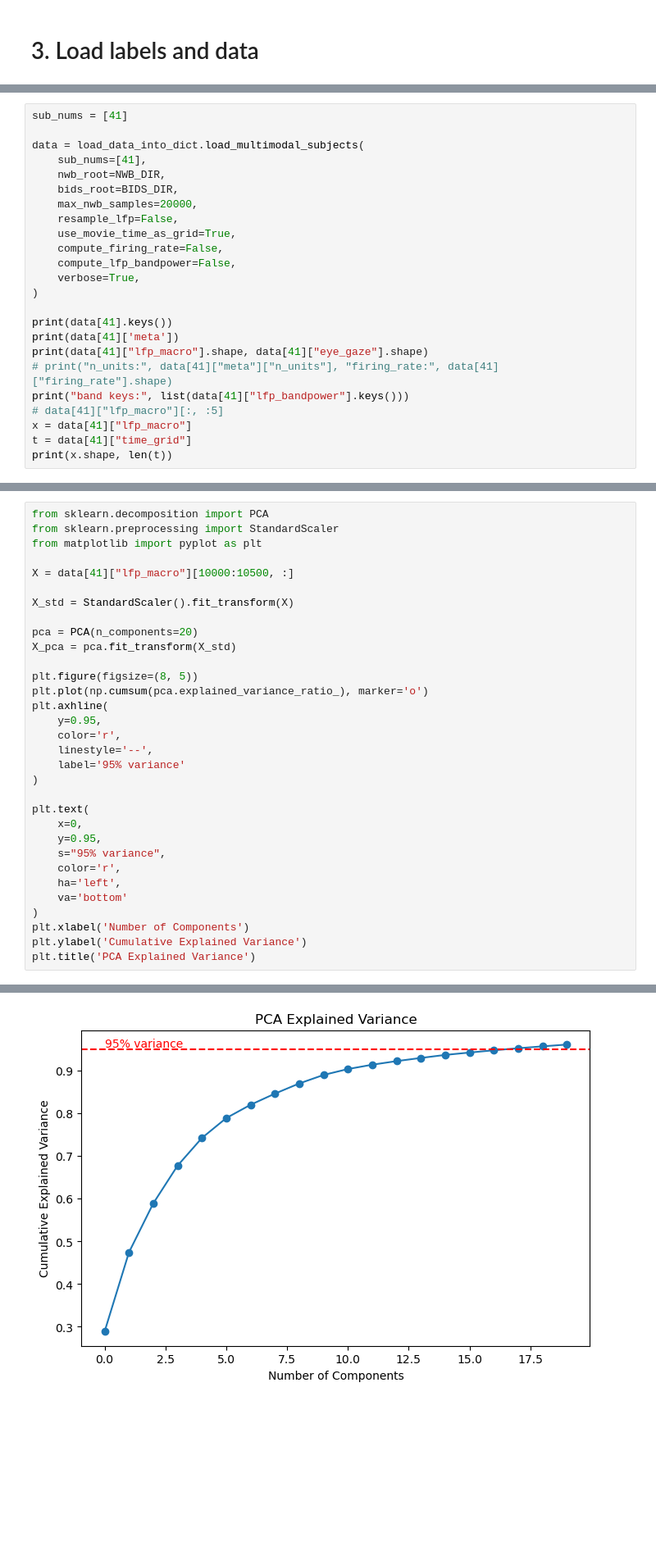
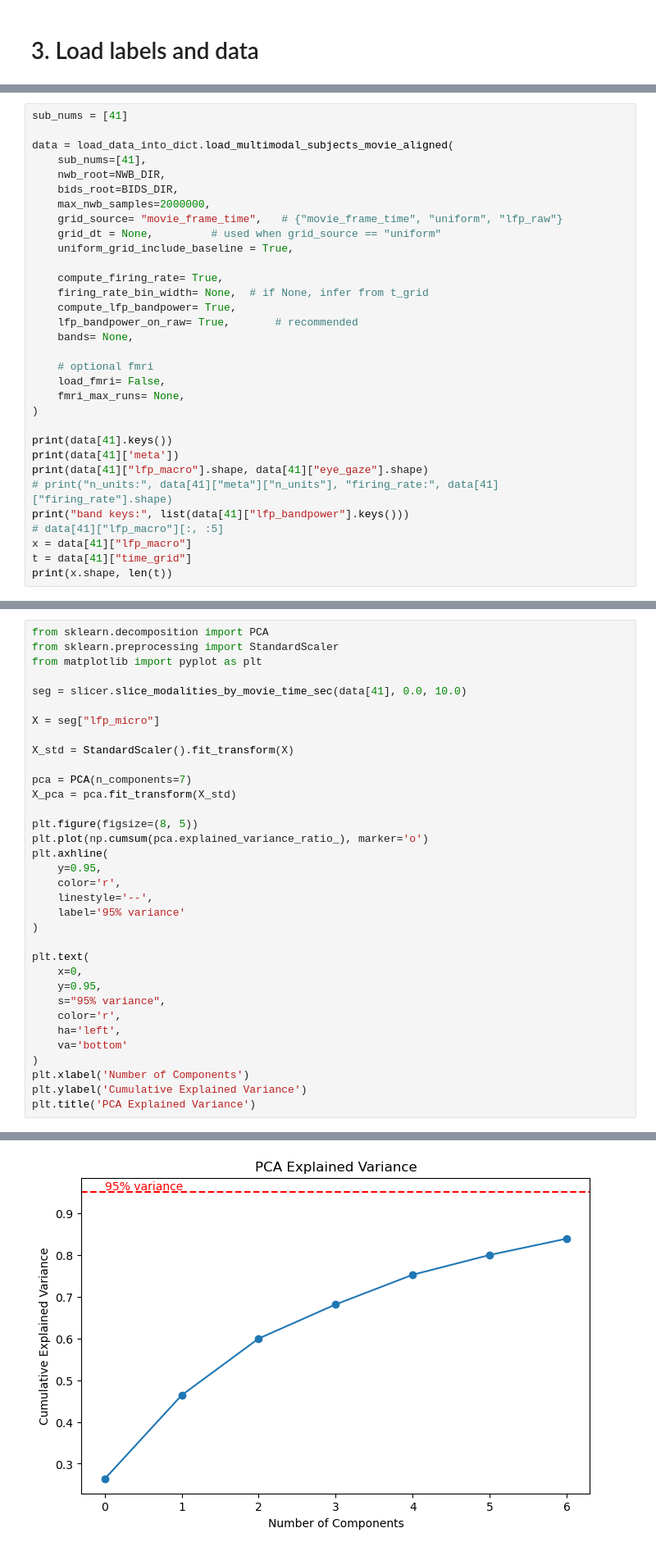
Before and after one commit to DanteLONG-NEO/CompNeuro_CDT, a Jupyter notebook: notebook/notebook.ipynb, the cells around one changed output, grey strips where cells are left out. Shown at 82% size. Cells and saved outputs as stored; diff of their text form; blank space fills up the shorter version.

```diff
--- a/notebook/notebook.ipynb
+++ b/notebook/notebook.ipynb
@@ -96,16 +148,24 @@ io.close()
 # %%
 sub_nums = [41]
 
-data = load_data_into_dict.load_multimodal_subjects(
+data = load_data_into_dict.load_multimodal_subjects_movie_aligned(
     sub_nums=[41],
     nwb_root=NWB_DIR,
     bids_root=BIDS_DIR,
-    max_nwb_samples=20000,
-    resample_lfp=False,
-    use_movie_time_as_grid=True,
-    compute_firing_rate=False,
-    compute_lfp_bandpower=False,
-    verbose=True,
+    max_nwb_samples=2000000,
+    grid_source= "movie_frame_time",   # {"movie_frame_time", "uniform", "lfp_raw"}
+    grid_dt = None,         # used when grid_source == "uniform"
+    uniform_grid_include_baseline = True,
+
+    compute_firing_rate= True,
+    firing_rate_bin_width= None,  # if None, infer from t_grid
+    compute_lfp_bandpower= True,
+    lfp_bandpower_on_raw= True,       # recommended
+    bands= None,
+
+    # optional fmri
+    load_fmri= False,
+    fmri_max_runs= None,
 )
 
 print(data[41].keys())
@@ -141,36 +207,38 @@ from sklearn.decomposition import PCA
 from sklearn.preprocessing import StandardScaler
 from matplotlib import pyplot as plt
 
-X = data[41]["lfp_macro"][10000:10500, :]
+seg = slicer.slice_modalities_by_movie_time_sec(data[41], 0.0, 10.0)
+
+X = seg["lfp_micro"]
 
 X_std = StandardScaler().fit_transform(X)
 
-pca = PCA(n_components=20)
+pca = PCA(n_components=7)
 X_pca = pca.fit_transform(X_std)
 
 plt.figure(figsize=(8, 5))
 plt.plot(np.cumsum(pca.explained_variance_ratio_), marker='o')
 plt.axhline(
     y=0.95,
     color='r',
     linestyle='--',
     label='95% variance'
 )
 
 plt.text(
     x=0,
     y=0.95,
     s="95% variance",
     color='r',
     ha='left',
     va='bottom'
 )
 plt.xlabel('Number of Components')
 plt.ylabel('Cumulative Explained Variance')
 plt.title('PCA Explained Variance')
 # %% [output]
 Text(0.5, 1.0, 'PCA Explained Variance')
-[figure, old version]
+[figure, new version]
 # %%
 import matplotlib.pyplot as plt
 
```
Also changed, not shown: parts of 18 cells of this notebook, 5 other files.
